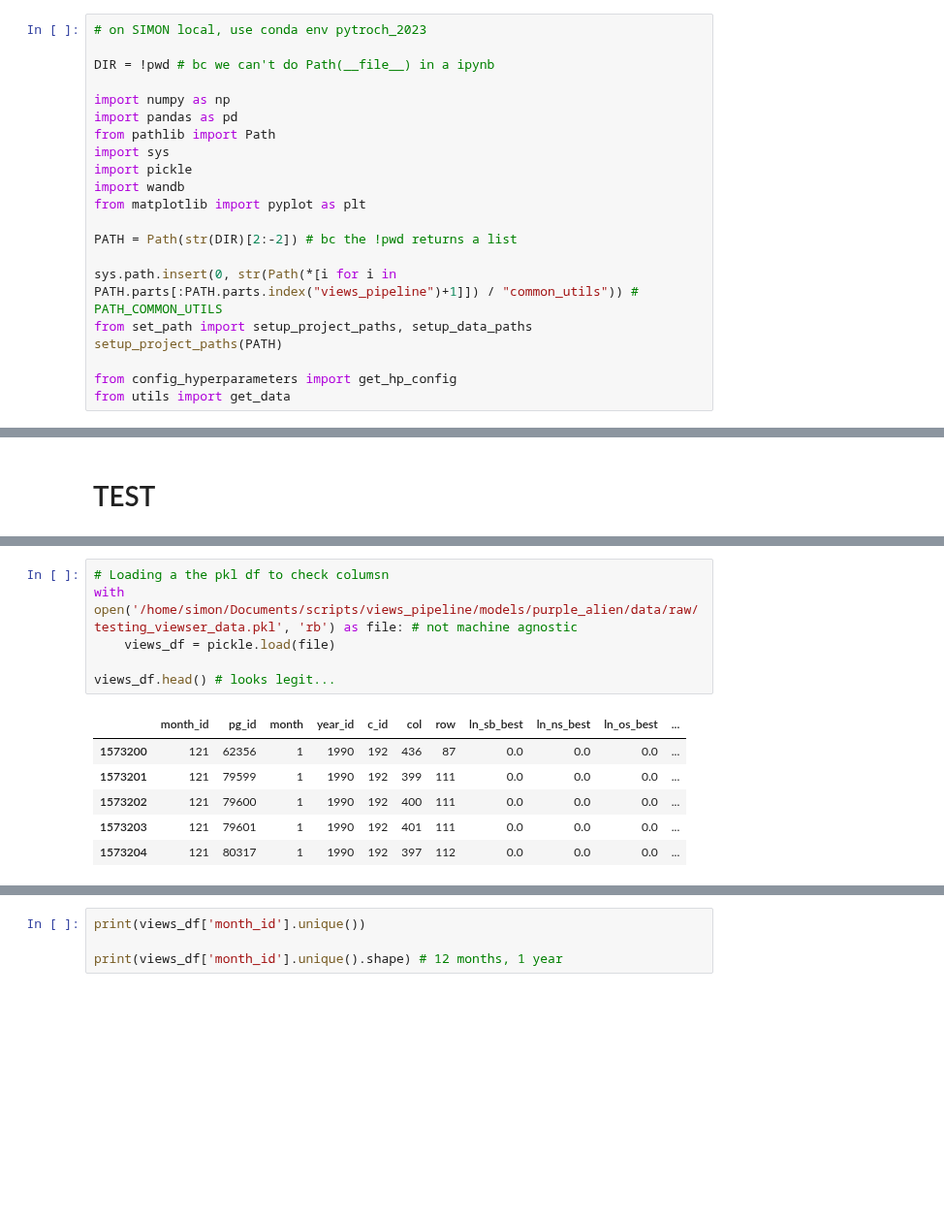
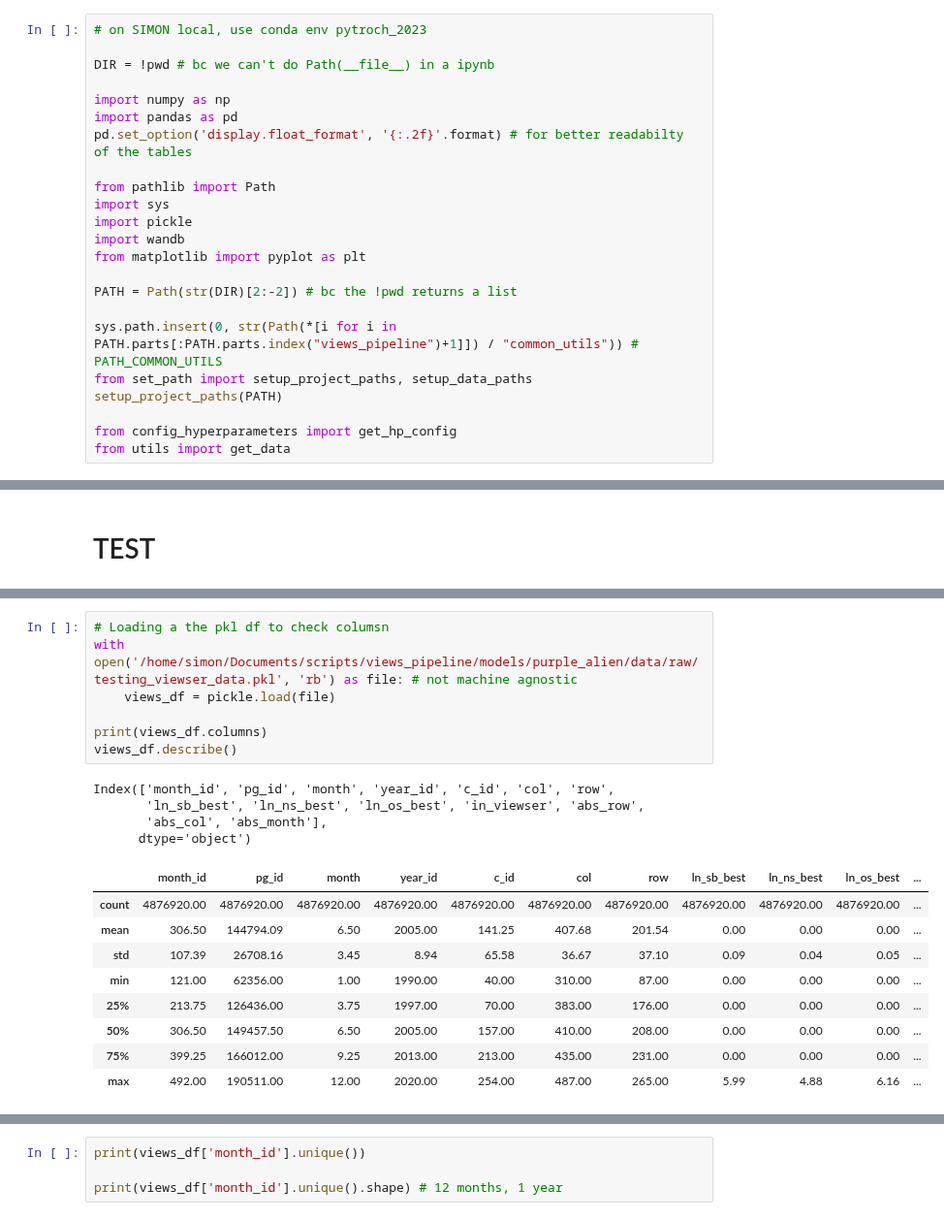
Before and after one commit to prio-data/views_pipeline, a Jupyter notebook: models/purple_alien/notebooks/check_data.ipynb, the cells around one changed output, grey strips where cells are left out. Shown at 97% size. Cells and saved outputs as stored; diff of their text form; blank space fills up the shorter version.

```diff
--- a/models/purple_alien/notebooks/check_data.ipynb
+++ b/models/purple_alien/notebooks/check_data.ipynb
@@ -5,6 +5,8 @@ DIR = !pwd # bc we can't do Path(__file__) in a ipynb
 
 import numpy as np
 import pandas as pd
+pd.set_option('display.float_format', '{:.2f}'.format) # for better readabilty of the tables
+
 from pathlib import Path
 import sys
 import pickle
@@ -160,13 +171,21 @@ View run at https://wandb.ai/nornir/views_pipeline-models_purple_alien_notebooks
 # %%
 # Loading a the pkl df to check columsn
 with open('/home/simon/Documents/scripts/views_pipeline/models/purple_alien/data/raw/testing_viewser_data.pkl', 'rb') as file: # not machine agnostic
     views_df = pickle.load(file)
 
-views_df.head() # looks legit...
+print(views_df.columns)
+views_df.describe()
 # %% [output]
+Index(['month_id', 'pg_id', 'month', 'year_id', 'c_id', 'col', 'row',
+       'ln_sb_best', 'ln_ns_best', 'ln_os_best', 'in_viewser', 'abs_row',
+       'abs_col', 'abs_month'],
+      dtype='object')
 |  | month_id | pg_id | month | year_id | c_id | col | row | ln_sb_best | ln_ns_best | ln_os_best | ... |
-| 1573200 | 121 | 62356 | 1 | 1990 | 192 | 436 | 87 | 0.0 | 0.0 | 0.0 | ... |
-| 1573201 | 121 | 79599 | 1 | 1990 | 192 | 399 | 111 | 0.0 | 0.0 | 0.0 | ... |
-| 1573202 | 121 | 79600 | 1 | 1990 | 192 | 400 | 111 | 0.0 | 0.0 | 0.0 | ... |
-| 1573203 | 121 | 79601 | 1 | 1990 | 192 | 401 | 111 | 0.0 | 0.0 | 0.0 | ... |
-| 1573204 | 121 | 80317 | 1 | 1990 | 192 | 397 | 112 | 0.0 | 0.0 | 0.0 | ... |
+| count | 4876920.00 | 4876920.00 | 4876920.00 | 4876920.00 | 4876920.00 | 4876920.00 | 4876920.00 | 4876920.00 | 4876920.00 | 4876920.00 | ... |
+| mean | 306.50 | 144794.09 | 6.50 | 2005.00 | 141.25 | 407.68 | 201.54 | 0.00 | 0.00 | 0.00 | ... |
+| std | 107.39 | 26708.16 | 3.45 | 8.94 | 65.58 | 36.67 | 37.10 | 0.09 | 0.04 | 0.05 | ... |
+| min | 121.00 | 62356.00 | 1.00 | 1990.00 | 40.00 | 310.00 | 87.00 | 0.00 | 0.00 | 0.00 | ... |
+| 25% | 213.75 | 126436.00 | 3.75 | 1997.00 | 70.00 | 383.00 | 176.00 | 0.00 | 0.00 | 0.00 | ... |
+| 50% | 306.50 | 149457.50 | 6.50 | 2005.00 | 157.00 | 410.00 | 208.00 | 0.00 | 0.00 | 0.00 | ... |
+| 75% | 399.25 | 166012.00 | 9.25 | 2013.00 | 213.00 | 435.00 | 231.00 | 0.00 | 0.00 | 0.00 | ... |
+| max | 492.00 | 190511.00 | 12.00 | 2020.00 | 254.00 | 487.00 | 265.00 | 5.99 | 4.88 | 6.16 | ... |
```
Also changed, not shown: parts of 14 cells of this notebook, 4 other files.
